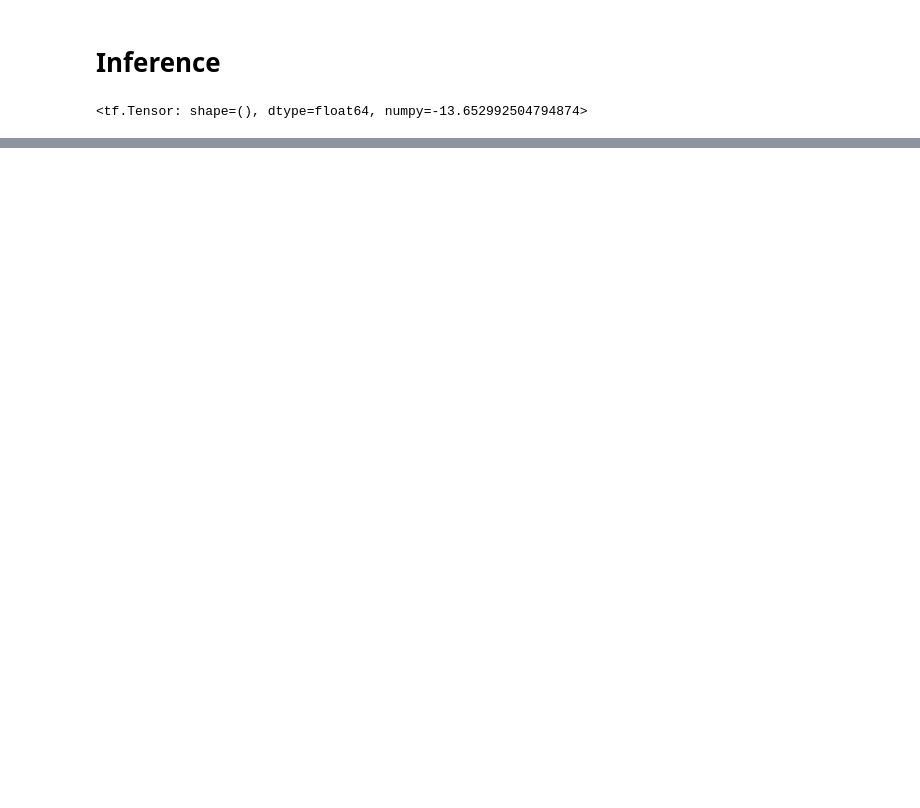
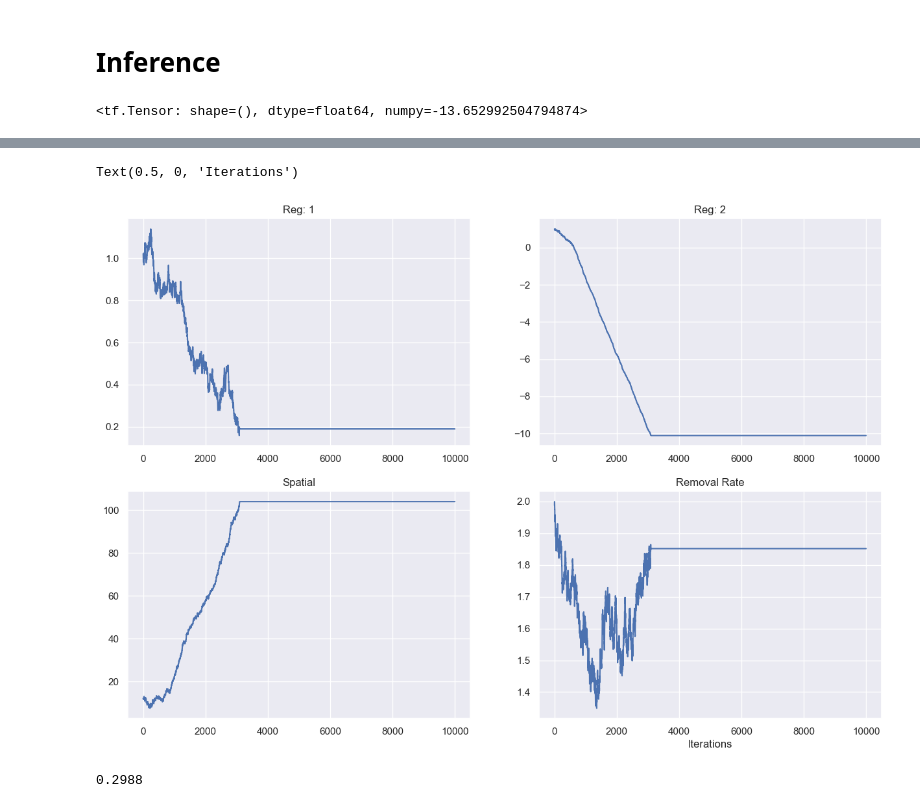
Before and after one commit to A-Morariu/hpai_project, a Jupyter notebook: small_scale_epidemic.ipynb, the cells around one changed output, grey strips where cells are left out. Cells and saved outputs as stored; diff of their text form; code cells hidden in the pictures; blank space fills up the shorter version.

Commit message:
Sampler now running
Trace plots are horrible but it's a start

```diff
--- a/small_scale_epidemic.ipynb
+++ b/small_scale_epidemic.ipynb
@@ -528 +520,15 @@ RWMHResult = collections.namedtuple('RWMHResult', ['is_accepted',
+# %%
+# RWMH transition kernel
+RWMHResult = collections.namedtuple('RWMHResult', ['is_accepted',
+                                                   'current_state',
+                                                   'current_state_log_prob'
+                                                   ]
+                                    )
+# %%
+# values for the proposal distribution parameters
+ProposalDistributionScale = collections.namedtuple('ProposalScales', 'regression spatial removal')
+# %%
+proposal_sigma_values = ProposalDistributionScale(regression=[0.01, 0.01],
+                                                 spatial=0.2,
+                                                 removal=0.01)
 # %%
@@ -632,0 +644,6 @@ Block: removal | Partial current values: 2.0
+# %%
+N = 1_000
+
+chains, results = RandomWalkMetropolisHastings_baseline(
+    target_log_prob_fn=TLP, initial_state_tuple=INITIAL_VALUES, proposal_sigma_tuple=proposal_sigma_values,
+    num_iter= N)
@@ -632,0 +666,16 @@ Block: removal | Partial current values: 2.0
+# %%
+param_names = ['Reg: 1', 'Reg: 2', 'Spatial', 'Removal Rate']
+fig, ax = plt.subplots(2, 2, figsize=(15, 10))
+for i, ax in enumerate(ax.flatten()):
+    ax.plot(chains.stack()[:, i])
+    ax.set_title(param_names[i])
+
+ax.set_xlabel('Iterations')
+# %% [output]
+Text(0.5, 0, 'Iterations')
+[figure, added]
+# %%
+# block 3 acceptances
+np.sum(results.stack())/N
+# %% [output]
+0.2988
```
Also changed, not shown: parts of 16 cells of this notebook.
